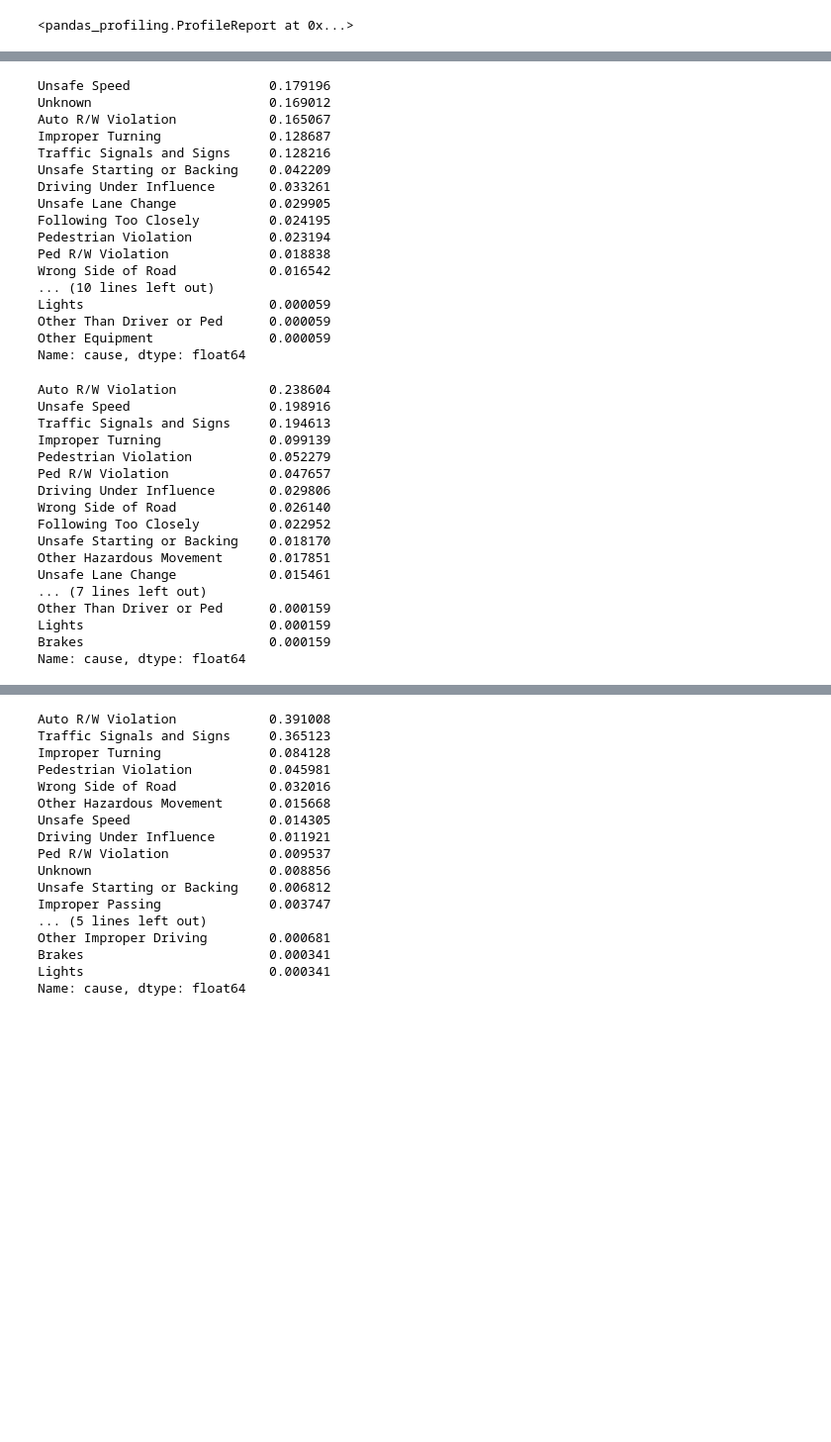
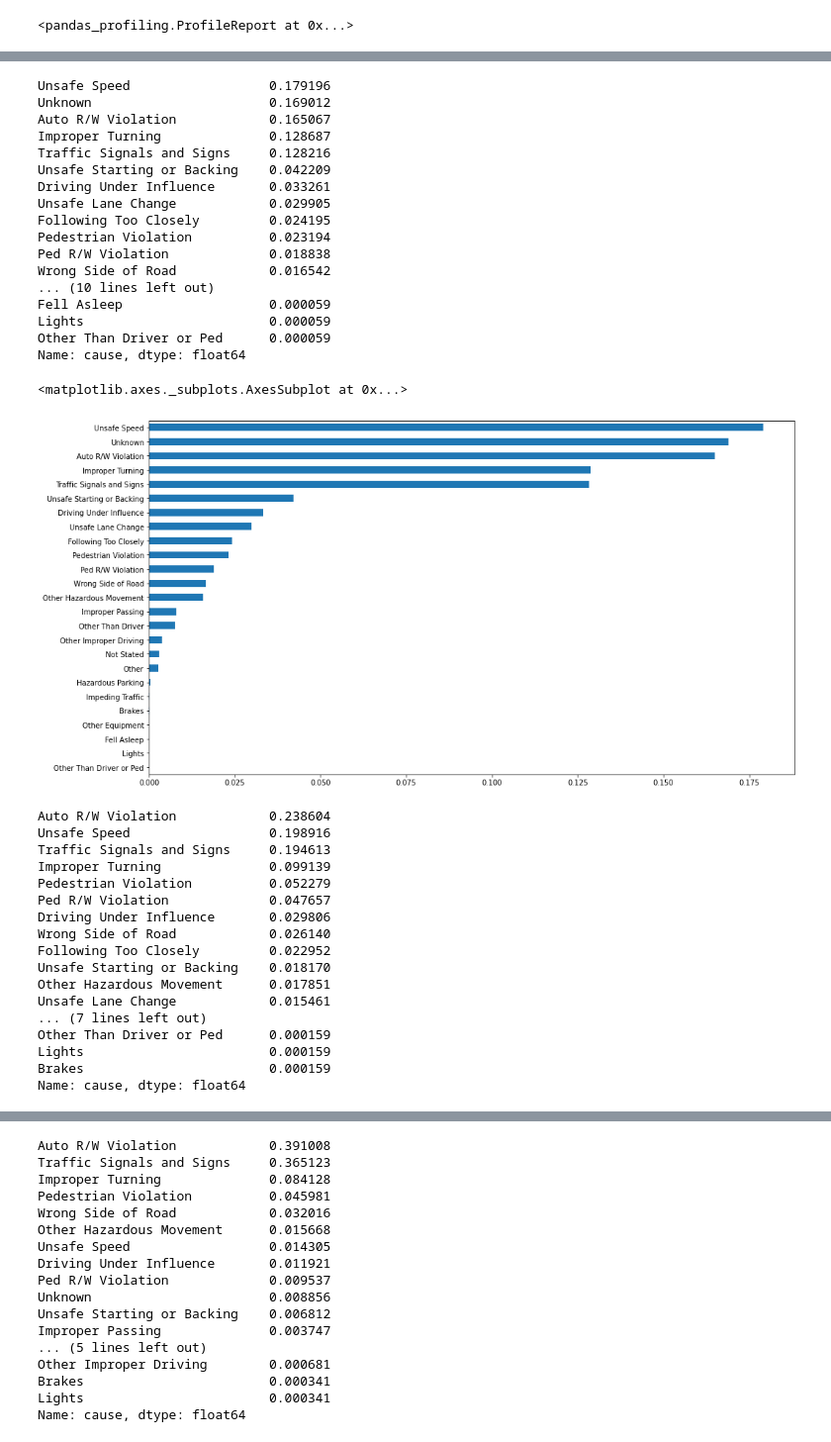
Before and after one commit to nonoumasy/Pasadena-Traffic-Collisions-2008-2017, a Jupyter notebook: Pasadena_Traffic_Collisions_2008_2017.ipynb, the cells around one changed output, grey strips where cells are left out. Shown at 99% size. Saved outputs shown, nothing was run; the diff lists cells and outputs as text; code cells hidden in the pictures; blank space fills up the shorter version.

```diff
--- a/Pasadena_Traffic_Collisions_2008_2017.ipynb
+++ b/Pasadena_Traffic_Collisions_2008_2017.ipynb
@@ -130,40 +124,44 @@ Name: noinjured, dtype: int64
+# %%
+print(df.cause.value_counts(normalize=True))
+df.cause.value_counts(normalize=True)[::-1].plot(kind='barh', figsize=(16,9))
+# %% [output]
+Unsafe Speed                  0.179196
+Unknown                       0.169012
+Auto R/W Violation            0.165067
+Improper Turning              0.128687
+Traffic Signals and Signs     0.128216
+Unsafe Starting or Backing    0.042209
+Driving Under Influence       0.033261
+Unsafe Lane Change            0.029905
+Following Too Closely         0.024195
+Pedestrian Violation          0.023194
+Ped R/W Violation             0.018838
+Wrong Side of Road            0.016542
+... (10 lines left out)
+Fell Asleep                   0.000059
+Lights                        0.000059
+Other Than Driver or Ped      0.000059
+Name: cause, dtype: float64
+<matplotlib.axes._subplots.AxesSubplot at 0x...>
+[figure, added]
 # %%
-df.cause.value_counts(normalize=True)
+
+new_df[new_df.noinjured >= 1]['cause'].value_counts(normalize=True)
 # %% [output]
-Unsafe Speed                  0.179196
-Unknown                       0.169012
-Auto R/W Violation            0.165067
-Improper Turning              0.128687
-Traffic Signals and Signs     0.128216
-Unsafe Starting or Backing    0.042209
-Driving Under Influence       0.033261
-Unsafe Lane Change            0.029905
-Following Too Closely         0.024195
-Pedestrian Violation          0.023194
-Ped R/W Violation             0.018838
-Wrong Side of Road            0.016542
-... (10 lines left out)
-Lights                        0.000059
-Other Than Driver or Ped      0.000059
-Other Equipment               0.000059
+Auto R/W Violation            0.238604
+Unsafe Speed                  0.198916
+Traffic Signals and Signs     0.194613
+Improper Turning              0.099139
+Pedestrian Violation          0.052279
+Ped R/W Violation             0.047657
+Driving Under Influence       0.029806
+Wrong Side of Road            0.026140
+Following Too Closely         0.022952
+Unsafe Starting or Backing    0.018170
+Other Hazardous Movement      0.017851
+Unsafe Lane Change            0.015461
+... (7 lines left out)
+Other Than Driver or Ped      0.000159
+Lights                        0.000159
+Brakes                        0.000159
 Name: cause, dtype: float64
-# %%
-new_df[new_df.noinjured >= 1]['cause'].value_counts(normalize=True)
-# %% [output]
-Auto R/W Violation            0.238604
-Unsafe Speed                  0.198916
-Traffic Signals and Signs     0.194613
-Improper Turning              0.099139
-Pedestrian Violation          0.052279
-Ped R/W Violation             0.047657
-Driving Under Influence       0.029806
-Wrong Side of Road            0.026140
-Following Too Closely         0.022952
-Unsafe Starting or Backing    0.018170
-Other Hazardous Movement      0.017851
-Unsafe Lane Change            0.015461
-... (7 lines left out)
-Other Than Driver or Ped      0.000159
-Lights                        0.000159
-Brakes                        0.000159
-Name: cause, dtype: float64
```
Also changed, not shown: parts of 48 cells of this notebook.
